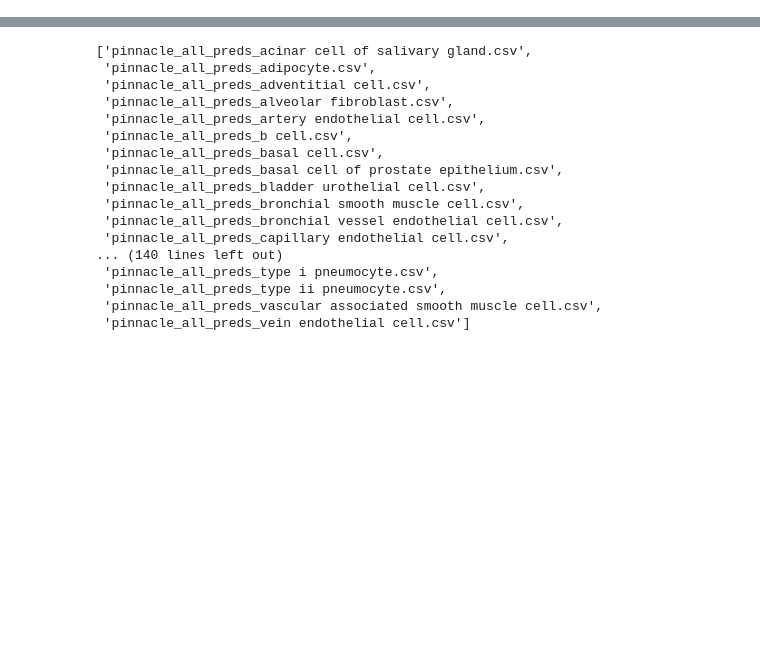
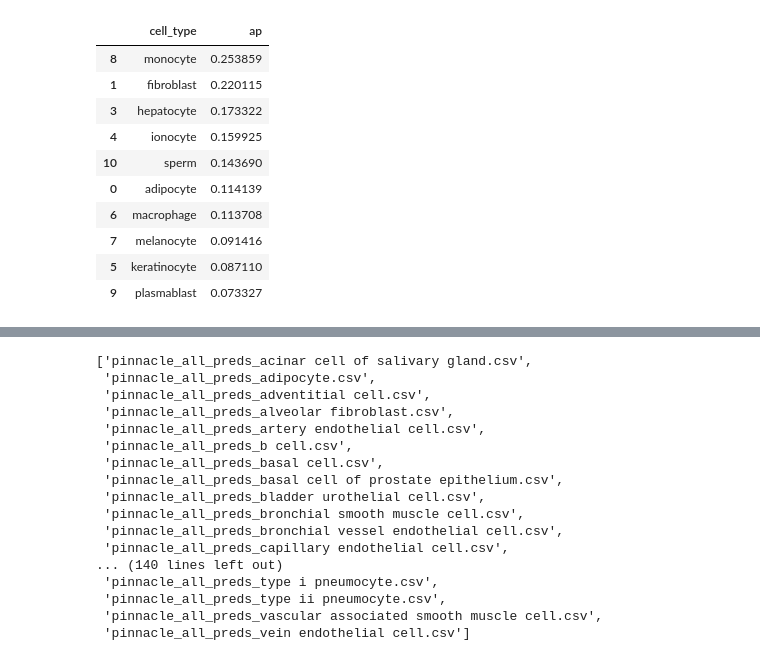
Before and after one commit to yuvaramsingh94/PINNACLE, a Jupyter notebook: yuv_notebook/FT_result_analysis.ipynb, the cells around one changed output, grey strips where cells are left out. Cells and saved outputs as stored; diff of their text form; code cells hidden in the pictures; blank space fills up the shorter version.

```diff
--- a/yuv_notebook/FT_result_analysis.ipynb
+++ b/yuv_notebook/FT_result_analysis.ipynb
@@ -3,2 +4,9 @@ import os
 import numpy as np
 import pandas as pd
+# %%
+FT_result_dir = os.path.join("..","results","EFO_0003884",)
+
+## Load the evaluaiton results file, its mentioend as json
+with open(os.path.join(FT_result_dir, "evaluation_results","pinnacle_seed=1","pinnacle_EFO_0003884_results.csv"), "r") as f:
+    eval_results = json.load(f)
+eval_results.keys()
@@ -4,0 +28,18 @@ import pandas as pd
+# %%
+eval_results["ap"]
+celltype_ap_df = pd.DataFrame.from_dict(eval_results["ap"], orient="index", columns=["ap"])
+celltype_ap_df = celltype_ap_df.reset_index().rename(columns={"index":"cell_type"}).sort_values("ap", ascending=False)
+celltype_ap_df.to_csv(os.path.join(FT_result_dir,"celltype_rank_apr_at_k.csv"),index=False)
+celltype_ap_df.head(10)
+# %% [output]
+|  | cell_type | ap |
+| 8 | monocyte | 0.253859 |
+| 1 | fibroblast | 0.220115 |
+| 3 | hepatocyte | 0.173322 |
+| 4 | ionocyte | 0.159925 |
+| 10 | sperm | 0.143690 |
+| 0 | adipocyte | 0.114139 |
+| 6 | macrophage | 0.113708 |
+| 7 | melanocyte | 0.091416 |
+| 5 | keratinocyte | 0.087110 |
+| 9 | plasmablast | 0.073327 |
```
Also changed, not shown: parts of 12 cells of this notebook, 19 other files.
